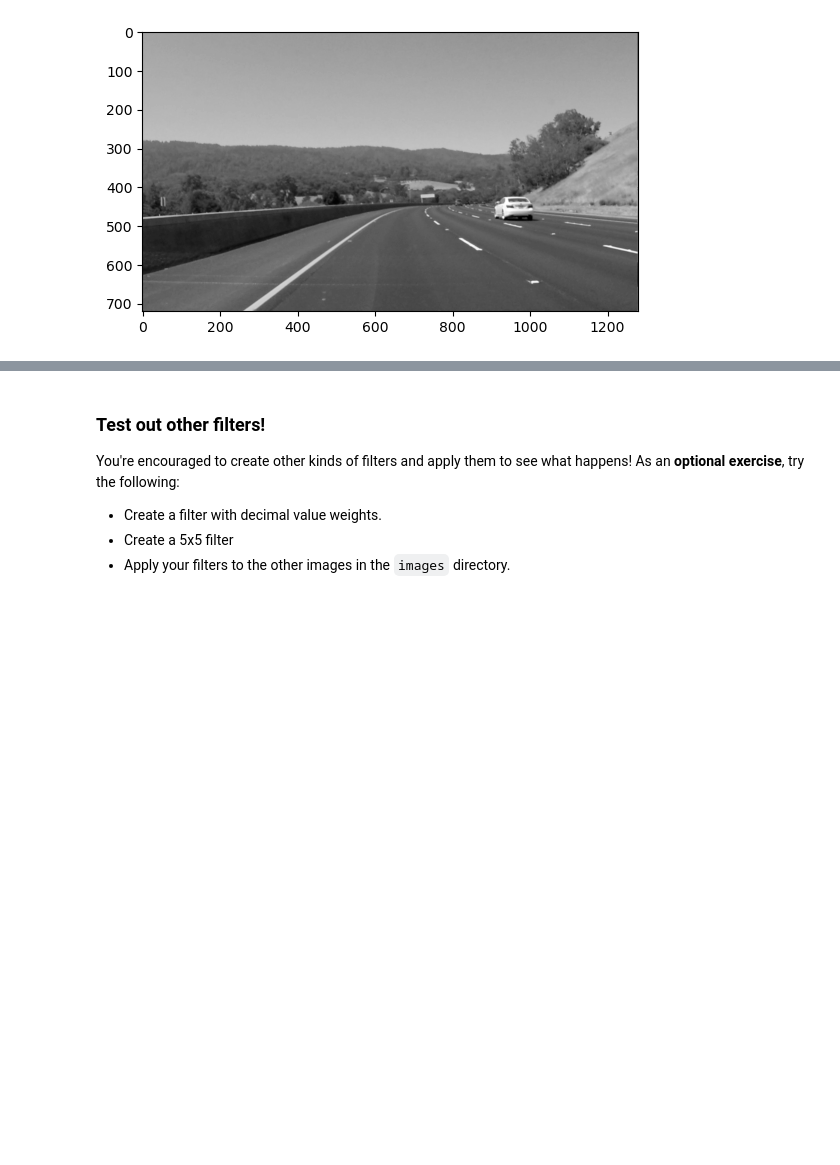
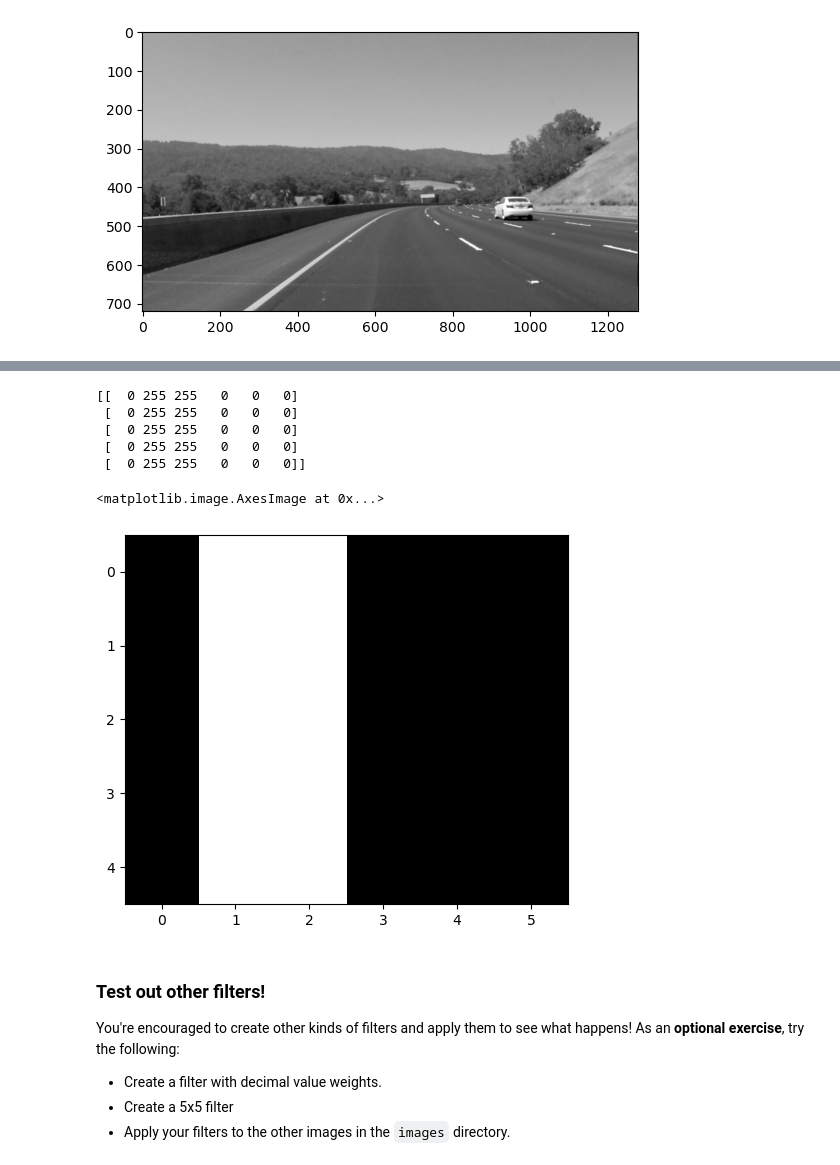
Before and after one commit to Hercogs/cd0360-Introduction-to-Computer-Vision, a Jupyter notebook: 1_2_Convolutional_Filters_Edge_Detection/2. Finding Edges and Custom Kernels.ipynb, the cells around one changed output, grey strips where cells are left out. Drawn from its saved outputs; the diff is of its cells as text; code cells hidden in the pictures; blank space fills up the shorter version.

```diff
--- a/1_2_Convolutional_Filters_Edge_Detection/2. Finding Edges and Custom Kernels.ipynb
+++ b/1_2_Convolutional_Filters_Edge_Detection/2. Finding Edges and Custom Kernels.ipynb
@@ -60,3 +69,46 @@ plt.imshow(filtered_image, cmap='gray')
+# %%
+# For a challenge, see if you can put the image through a series of filters:
+# first one that blurs the image (takes an average of pixels), and then one that detects the edges.
+
+# Create a custom kernel
+custom = np.array([
+    [0, 0, 255, 255, 0, 0],
+    [0, 0, 255, 255, 0, 0],
+    [0, 0, 255, 255, 0, 0],
+    [0, 0, 255, 255, 0, 0],
+    [0, 0, 255, 255, 0, 0],
+], dtype="uint8")
+# custom = np.array([
+#     [0, 0, 0, 255, 0, 0],
+#     [0, 0, 0, 255, 0, 0],
+#     [0, 0, 0, 255, 0, 0],
+#     [0, 0, 0, 255, 0, 0],
+#     [0, 0, 0, 255, 0, 0],
+# ], dtype="uint8")
+
+# 3x3 array for edge detection
+custom_x = np.array([[ -1, 1],
+                   [ -2, 2],
+                   [ -1, 1]])
+custom_x = np.array([[ -1, 0, 1],
+                   [ -2, 0, 2],
+                   [ -1, 0, 1]])
+
+
+# Filter the image using filter2D, which has inputs: (grayscale image, bit-depth, kernel)
+filtered_image = cv2.filter2D(custom, -1, custom_x)
+
+print(filtered_image)
+
+plt.imshow(filtered_image, cmap='gray')
+# %% [output]
+[[  0 255 255   0   0   0]
+ [  0 255 255   0   0   0]
+ [  0 255 255   0   0   0]
+ [  0 255 255   0   0   0]
+ [  0 255 255   0   0   0]]
+<matplotlib.image.AxesImage at 0x...>
+[figure, added]
 # %% [markdown]
 ### Test out other filters!
 
```
Also changed, not shown: parts of 6 cells of this notebook, 2 other files.
